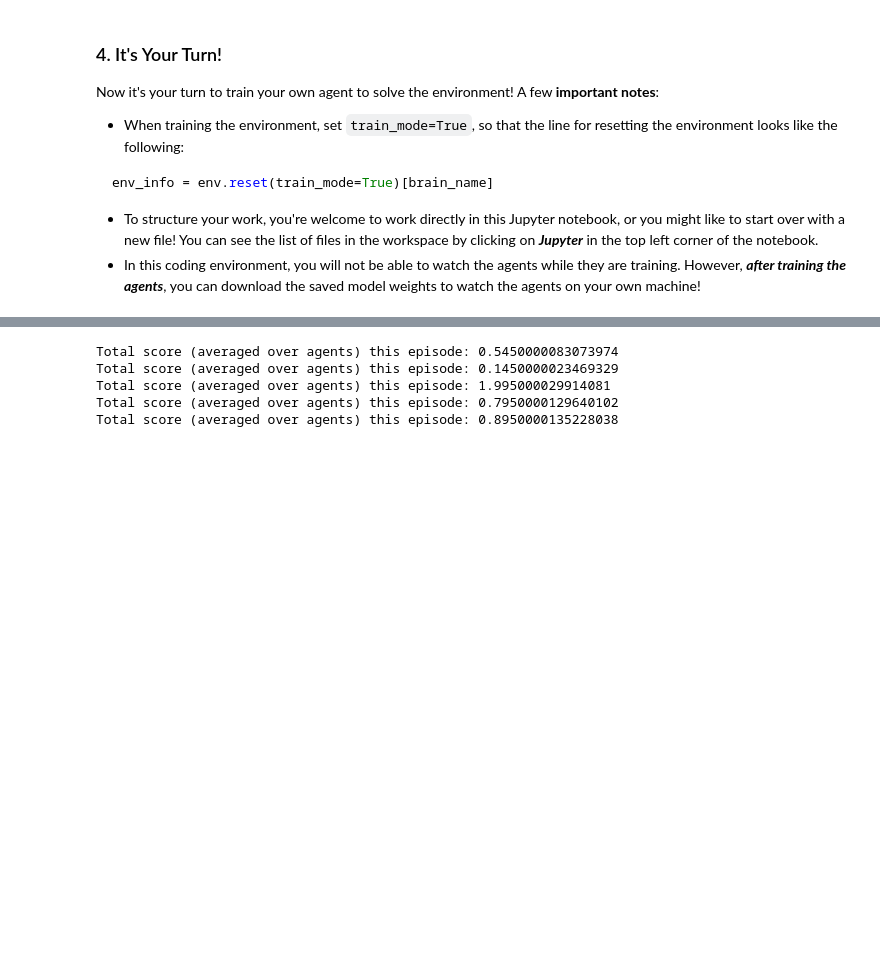
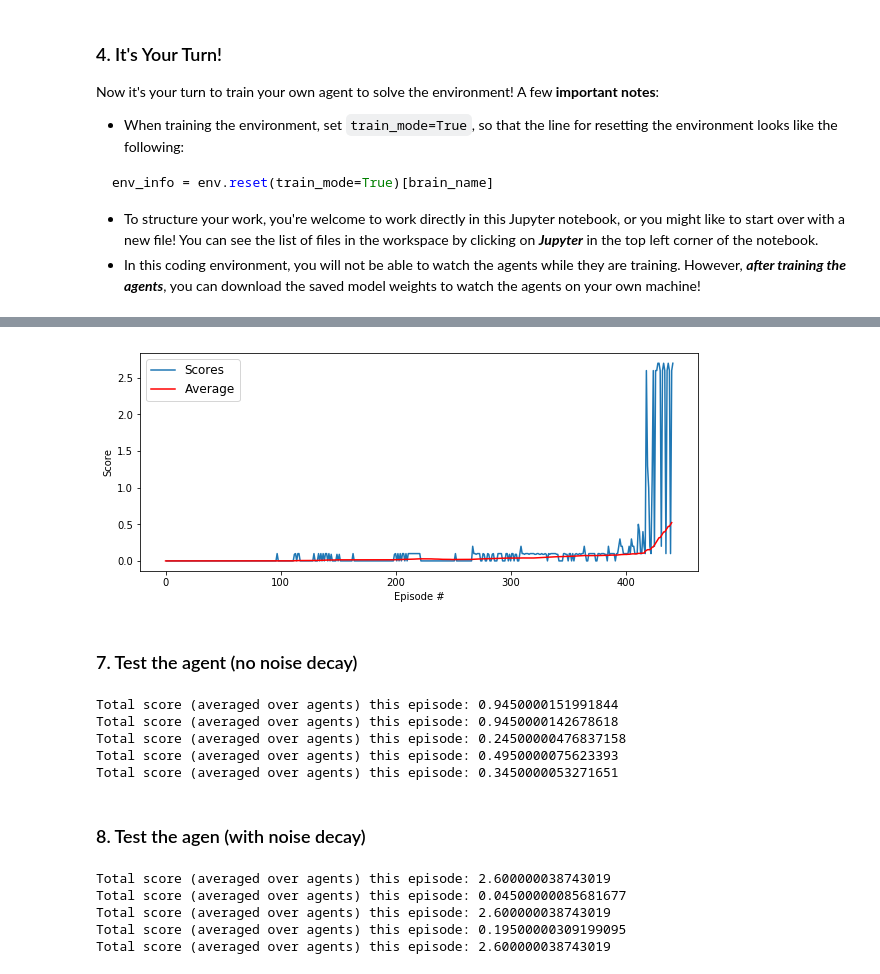
Before and after one commit to afilimonov/udacity-deeprl-p3-collaboration-competition, a Jupyter notebook: Tennis.ipynb, the cells around one changed output, grey strips where cells are left out. Drawn from its saved outputs; the diff is of its cells as text; code cells hidden in the pictures; blank space fills up the shorter version.

Commit message:
Added noise decay

```diff
--- a/Tennis.ipynb
+++ b/Tennis.ipynb
@@ -156,0 +160,3 @@ plt.show()
+# %%
+agent = Agent(state_size = state_size, action_size = action_size, random_seed = 0, num_agents=2)
+scores, averages = agent.train(env, n_episodes=1000, apply_noise_decay=True, checkpoint_file='checkpoint_noise_decay.pt')
@@ -157,14 +181,38 @@ plt.show()
+# %%
+fig = plt.figure(figsize=(10,4))
+ax = fig.add_subplot(111)
+plt.plot(np.arange(1, len(scores)+1), scores, label='Scores')
+plt.plot(np.arange(len(scores)), averages, c='r', label='Average')
+plt.ylabel('Score')
+plt.xlabel('Episode #')
+ax.legend(fontsize='large', loc='upper left')
+plt.show()
+# %% [output]
+[figure, added]
+# %% [markdown]
+### 7. Test the agent (no noise decay)
 # %%
 #load the weights from file
 agent = Agent(state_size = state_size, action_size = action_size, random_seed = 0, num_agents=2)
-agent.load()
+agent.load(file='checkpoint.pt')
+agent.test(env, n_episodes=5)
+# %% [output]
+Total score (averaged over agents) this episode: 0.9450000151991844
+Total score (averaged over agents) this episode: 0.9450000142678618
+Total score (averaged over agents) this episode: 0.24500000476837158
+Total score (averaged over agents) this episode: 0.4950000075623393
+Total score (averaged over agents) this episode: 0.3450000053271651
-# %%
-agent.test(env, n_episodes=5)
-# %% [output]
-Total score (averaged over agents) this episode: 0.5450000083073974
-Total score (averaged over agents) this episode: 0.1450000023469329
-Total score (averaged over agents) this episode: 1.995000029914081
-Total score (averaged over agents) this episode: 0.7950000129640102
-Total score (averaged over agents) this episode: 0.8950000135228038
+# %% [markdown]
+### 8. Test the agen (with noise decay)
+# %%
+agent = Agent(state_size = state_size, action_size = action_size, random_seed = 0, num_agents=2)
+agent.load(file='checkpoint_noise_decay.pt')
+agent.test(env, n_episodes=5)
+# %% [output]
+Total score (averaged over agents) this episode: 2.600000038743019
+Total score (averaged over agents) this episode: 0.04500000085681677
+Total score (averaged over agents) this episode: 2.600000038743019
+Total score (averaged over agents) this episode: 0.19500000309199095
+Total score (averaged over agents) this episode: 2.600000038743019
 # %%
 env.close()
```
Also changed, not shown: parts of 7 cells of this notebook, 3 other files.
